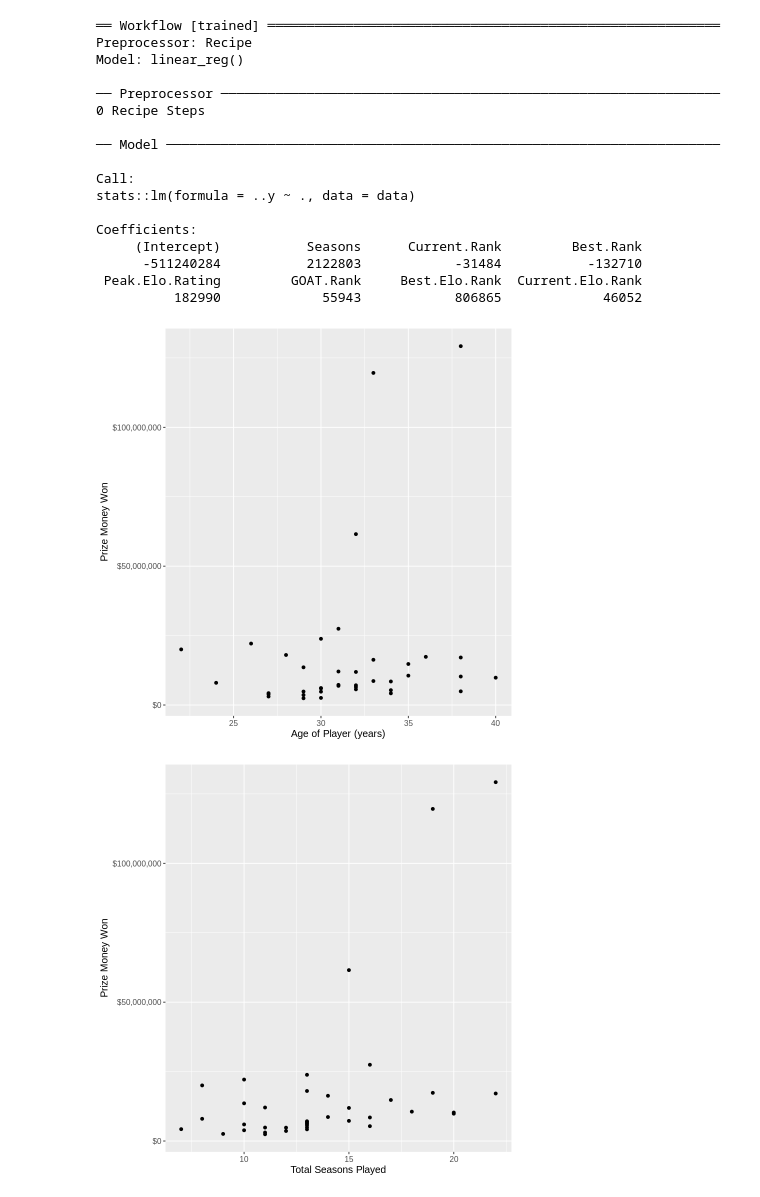
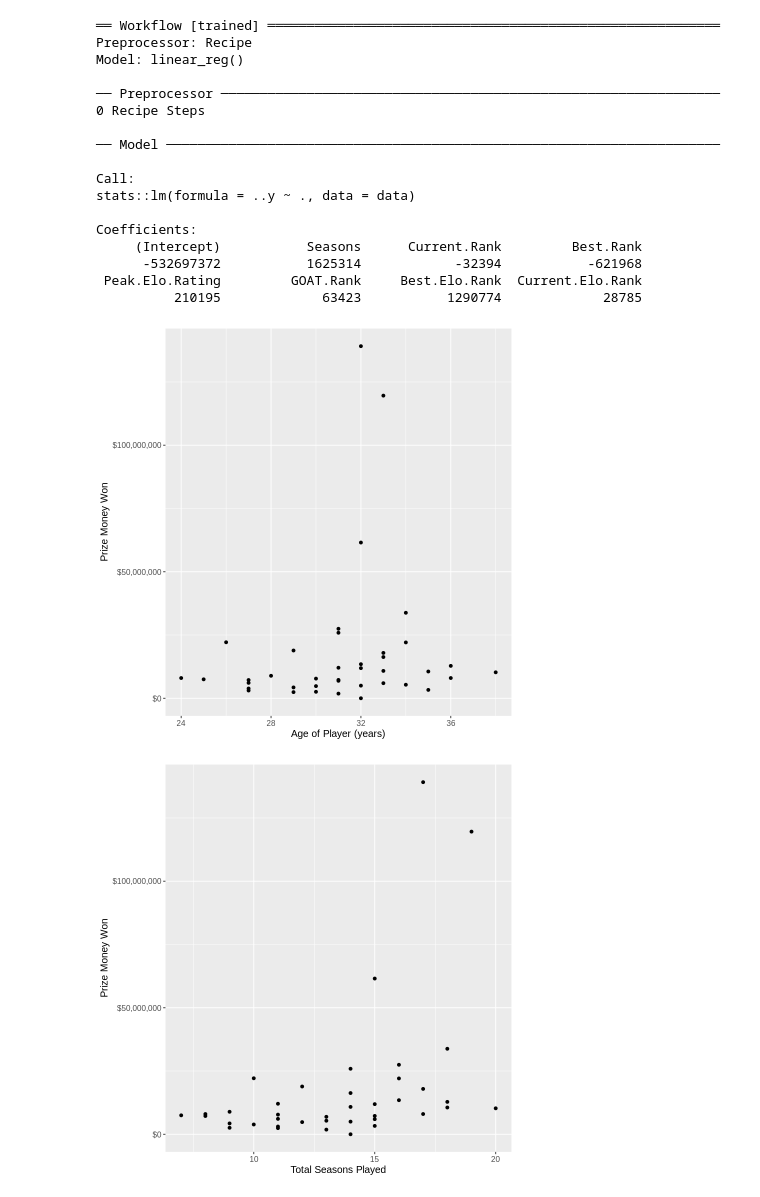
Before and after one commit to harmonyam/dsci100_project, a Jupyter notebook: project_proposal.ipynb, the cells around one changed output. Drawn from its saved outputs; the diff is of its cells as text; code cells hidden in the pictures.

```diff
--- a/project_proposal.ipynb
+++ b/project_proposal.ipynb
@@ -1,5 +19,5 @@
 # %%
-<<<<<<< LOCAL CELL DELETED >>>>>>>
+#<<<<<<< LOCAL CELL DELETED >>>>>>>
 library(tidyverse)
 library(tidymodels)
 library(gridExtra)
@@ -144,34 +169,34 @@ A tibble: 68 × 10
 | ... | ... | ... | ... | ... | ... | ... | ... | ... |
 | 30 | 9 | 1841 | 45 | 1935 | 185 | 120 | 39 | ... |
 | 34 | 16 | 1856 | 26 | 2004 | 180 | 46 | 19 | ... |
 | 35 | 17 | 1894 | 9 | 2124 | 183 | 61 | 6 | ... |
 | 29 | 12 | 2048 | 5 | 2269 | 196 | 35 | 3 | ... |
 | 26 | 10 | 2188 | 5 | 2211 | 185 | 5 | 4 | ... |
              Age          Seasons Current.Elo.Rank    Best.Elo.Rank
       0.18767662       0.42030470       0.77216326      -0.50019089
  Peak.Elo.Rating           Height     Current.Rank        Best.Rank
       0.84909376       0.02801205      -0.32429820      -0.49511756
        GOAT.Rank      Prize.Money
      -0.57507299       1.00000000
 Warning message:
 “The number of observations in each quantile is below the recommended threshold of 20.
 • Stratification will use 3 breaks instead.”
 ══ Workflow [trained] ══════════════════════════════════════════════════════════
 Preprocessor: Recipe
 Model: linear_reg()
 
 ── Preprocessor ────────────────────────────────────────────────────────────────
 0 Recipe Steps
 
 ── Model ───────────────────────────────────────────────────────────────────────
 
 Call:
 stats::lm(formula = ..y ~ ., data = data)
 
 Coefficients:
      (Intercept)           Seasons      Current.Rank         Best.Rank
-      -511240284           2122803            -31484           -132710
+      -532697372           1625314            -32394           -621968
  Peak.Elo.Rating         GOAT.Rank     Best.Elo.Rank  Current.Elo.Rank
-          182990             55943            806865             46052
+          210195             63423           1290774             28785
-[figure, old version]
+[figure, new version]
-[figure, old version]
+[figure, new version]
```
Also changed, not shown: parts of 3 cells of this notebook.
